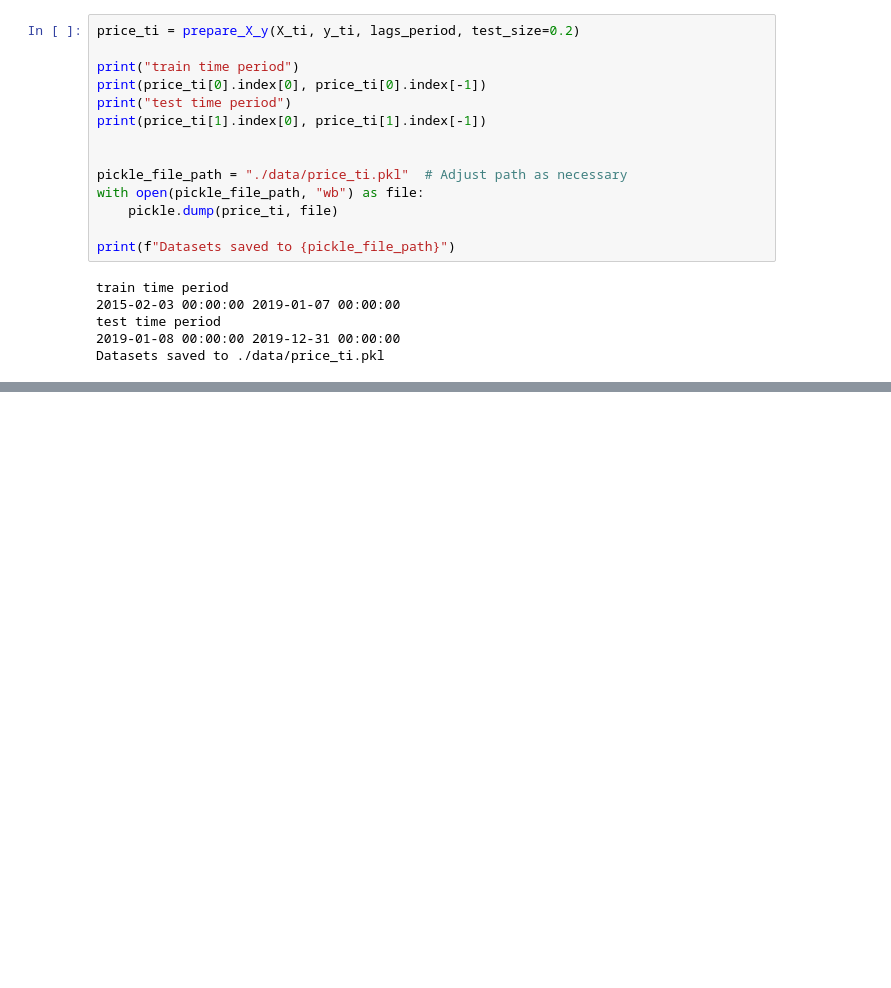
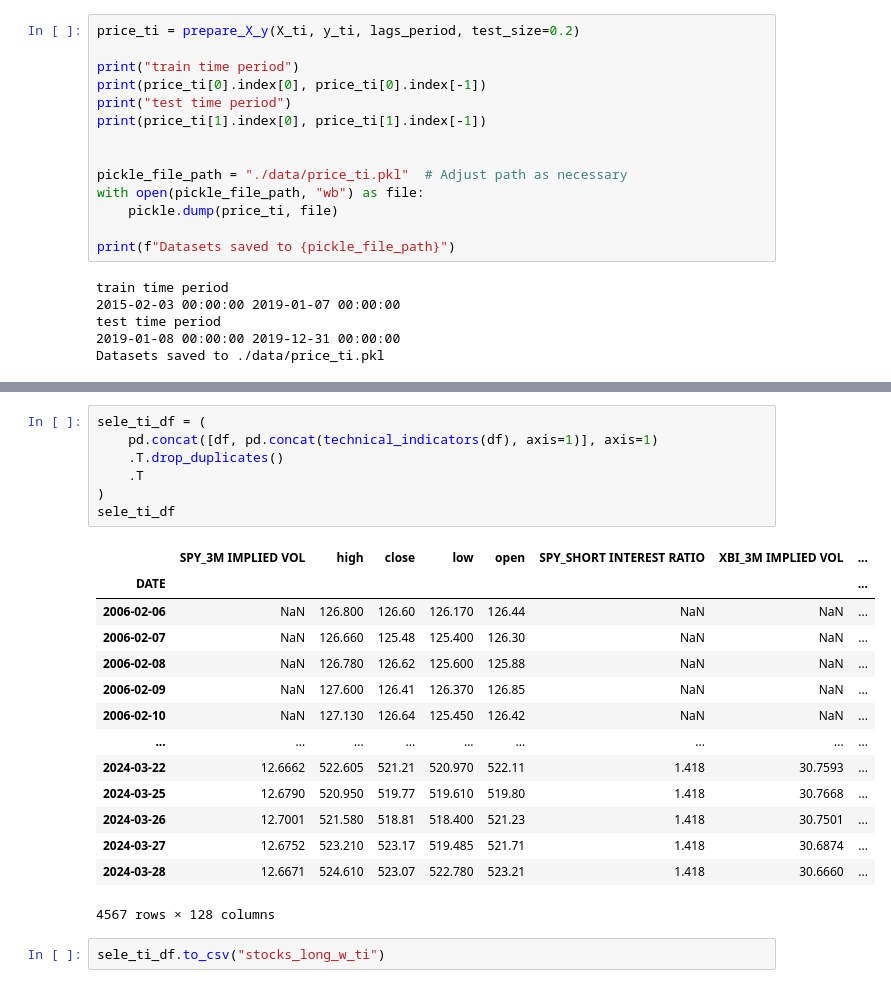
Before and after one commit to nogibjj/Hedgehog, a Jupyter notebook: prep_train_test.ipynb, the cells around one changed output, grey strips where cells are left out. Cells and saved outputs as stored; diff of their text form; blank space fills up the shorter version.

```diff
--- a/prep_train_test.ipynb
+++ b/prep_train_test.ipynb
@@ -223,0 +261,24 @@ Datasets saved to ./data/price_ti.pkl
+# %%
+sele_ti_df = (
+    pd.concat([df, pd.concat(technical_indicators(df), axis=1)], axis=1)
+    .T.drop_duplicates()
+    .T
+)
+sele_ti_df
+# %% [output]
+|  | SPY_3M IMPLIED VOL | high | close | low | open | SPY_SHORT INTEREST RATIO | XBI_3M IMPLIED VOL | ... |
+| DATE |  |  |  |  |  |  |  | ... |
+| 2006-02-06 | NaN | 126.800 | 126.60 | 126.170 | 126.44 | NaN | NaN | ... |
+| 2006-02-07 | NaN | 126.660 | 125.48 | 125.400 | 126.30 | NaN | NaN | ... |
+| 2006-02-08 | NaN | 126.780 | 126.62 | 125.600 | 125.88 | NaN | NaN | ... |
+| 2006-02-09 | NaN | 127.600 | 126.41 | 126.370 | 126.85 | NaN | NaN | ... |
+| 2006-02-10 | NaN | 127.130 | 126.64 | 125.450 | 126.42 | NaN | NaN | ... |
+| ... | ... | ... | ... | ... | ... | ... | ... | ... |
+| 2024-03-22 | 12.6662 | 522.605 | 521.21 | 520.970 | 522.11 | 1.418 | 30.7593 | ... |
+| 2024-03-25 | 12.6790 | 520.950 | 519.77 | 519.610 | 519.80 | 1.418 | 30.7668 | ... |
+| 2024-03-26 | 12.7001 | 521.580 | 518.81 | 518.400 | 521.23 | 1.418 | 30.7501 | ... |
+| 2024-03-27 | 12.6752 | 523.210 | 523.17 | 519.485 | 521.71 | 1.418 | 30.6874 | ... |
+| 2024-03-28 | 12.6671 | 524.610 | 523.07 | 522.780 | 523.21 | 1.418 | 30.6660 | ... |
+4567 rows × 128 columns
+# %%
+sele_ti_df.to_csv("stocks_long_w_ti")
```
Also changed, not shown: parts of 3 cells of this notebook, 2 other files.
